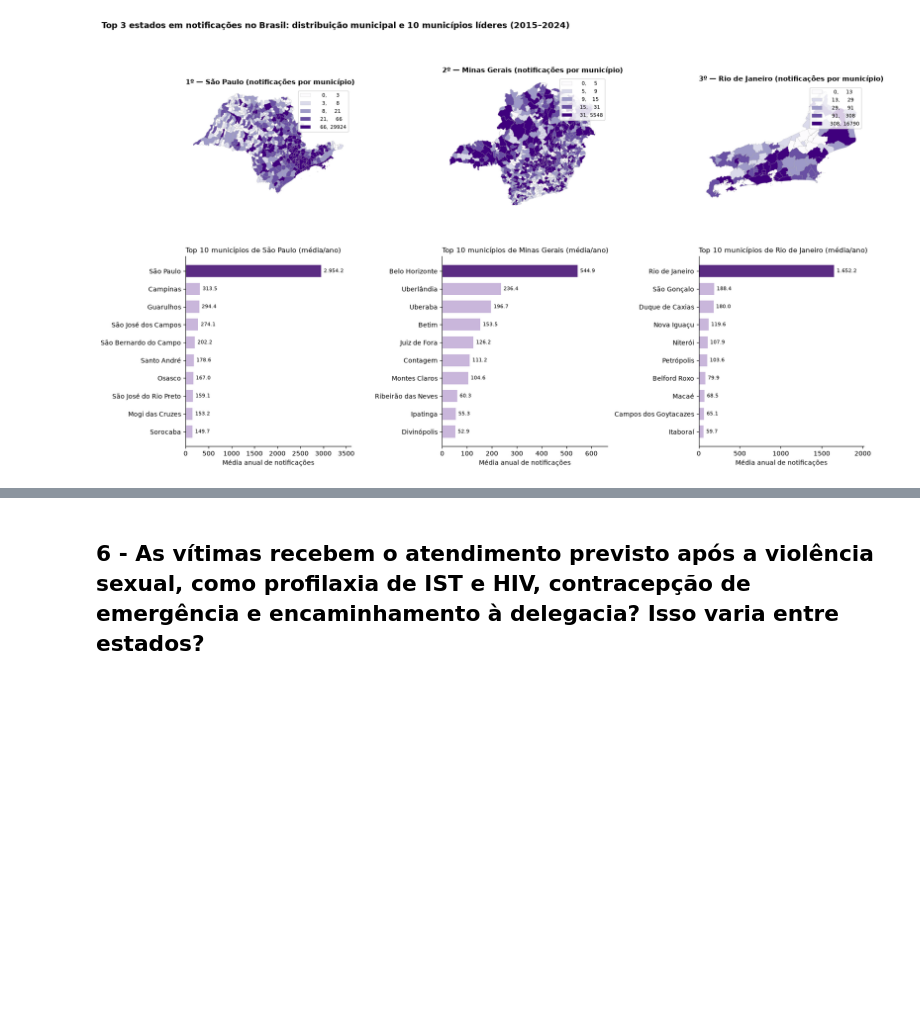
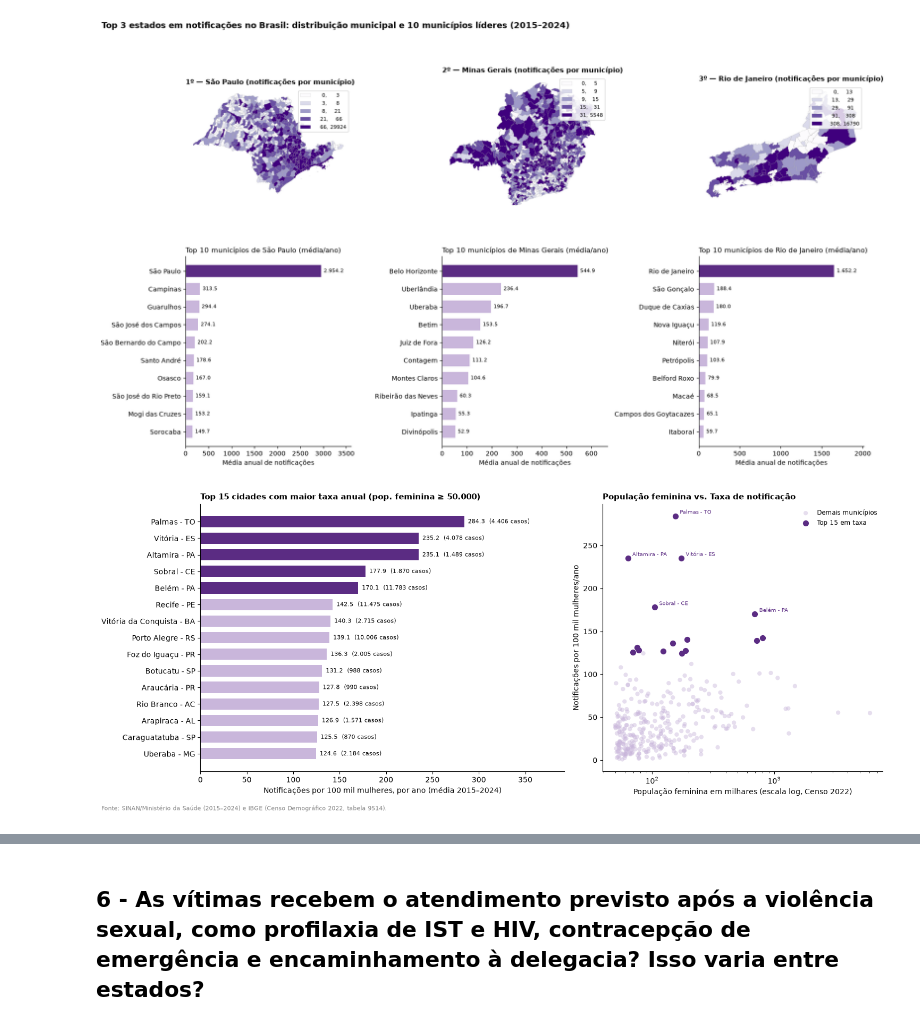
Before and after one commit to gabrielleazev/aedv-violencia-sexual, a Jupyter notebook: notebooks/relatorio.ipynb, the cells around one changed output, grey strips where cells are left out. Drawn from its saved outputs; the diff is of its cells as text; code cells hidden in the pictures; blank space fills up the shorter version.

Commit message:
Adicionado as vizualizações de cidades com maiores taxas por 100 mil mulheres e Evolução do númmero de notificações ao longo do tempo nas principais cidades

```diff
--- a/notebooks/relatorio.ipynb
+++ b/notebooks/relatorio.ipynb
@@ -1025,3 +1026,87 @@ plt.savefig("../figures/p5_top3_estados_e_top10_municipios.png", dpi=200, bbox_i
 plt.show()
 # %% [output]
 [figure]
+# %%
+# 1. Garante colunas padronizadas no SINAN (usando município de notificação para consistência com SG_UF_NOT)
+if "ANO" not in sinan.columns:
+    sinan["ANO"] = sinan["ANO_ARQUIVO"].astype(int)
+
+sinan["COD_MUN_6"] = limpa_codigo(sinan["ID_MUNICIP"]).str.slice(0, 6)
+n_anos = sinan["ANO"].nunique()
+
+# 2. Baixa população feminina por município (Censo 2022 - IBGE SIDRA tabela 9514, sexo=Feminino)
+# Se preferir salvar localmente para não baixar de novo, descomente as linhas de to_csv / read_csv
+url_sidra = "https://apisidra.ibge.gov.br/values/t/9514/n6/all/v/93/p/2022/c2/5"
+resp = requests.get(url_sidra, timeout=60).json()
+
+pop_mun = pd.DataFrame(resp[1:])[["D1C", "D1N", "V"]].rename(
+    columns={"D1C": "COD_MUN_7", "D1N": "MUNICIPIO_UF", "V": "pop_feminina_2022"}
+)
+pop_mun["COD_MUN_6"] = pop_mun["COD_MUN_7"].astype(str).str.slice(0, 6)
+pop_mun["pop_feminina_2022"] = pd.to_numeric(pop_mun["pop_feminina_2022"], errors="coerce")
+pop_mun = pop_mun.dropna(subset=["pop_feminina_2022"]).drop_duplicates(subset=["COD_MUN_6"])
+
+# 3. Agrega notificações por município e calcula a taxa média anual (por 100 mil mulheres)
+notif_mun = sinan.groupby("COD_MUN_6").size().reset_index(name="notificacoes_total")
+df_mun = pop_mun.merge(notif_mun, on="COD_MUN_6", how="left")
+df_mun["notificacoes_total"] = df_mun["notificacoes_total"].fillna(0).astype(int)
+df_mun["media_anual"] = df_mun["notificacoes_total"] / n_anos
+df_mun["taxa_100mil_ano"] = (df_mun["media_anual"] / df_mun["pop_feminina_2022"] * 100_000).round(1)
+
+# 4. Filtra municípios com pelo menos 50 mil mulheres (~100 mil hab.) para evitar distorção de cidades muito pequenas
+POP_MINIMA = 50_000
+df_mun_porte = df_mun[df_mun["pop_feminina_2022"] >= POP_MINIMA].copy()
+top15_taxa = df_mun_porte.nlargest(15, "taxa_100mil_ano").sort_values("taxa_100mil_ano")
+
+# --- GRÁFICO: Ranking de Taxas + Relação População vs. Taxa ---
+fig, (ax1, ax2) = plt.subplots(1, 2, figsize=(15, 6), gridspec_kw={"width_ratios": [1.3, 1]})
+
+# Painel 1: Top 15 cidades com maior taxa
+cores = ["#C9B6DB"] * (len(top15_taxa) - 5) + ["#5B2C83"] * 5
+barras = ax1.barh(top15_taxa["MUNICIPIO_UF"], top15_taxa["taxa_100mil_ano"], color=cores, height=0.68)
+
+for b, (_, row) in zip(barras, top15_taxa.iterrows()):
+    w = b.get_width()
+    ax1.annotate(
+        f"{w:.1f}  ({row['notificacoes_total']:,} casos)".replace(",", "."),
+        (w, b.get_y() + b.get_height() / 2),
+        textcoords="offset points", xytext=(5, 0), va="center", fontsize=8
+    )
+
+ax1.set_title(f"Top 15 cidades com maior taxa anual (pop. feminina ≥ {POP_MINIMA:,})".replace(",", "."),
+              loc="left", fontsize=11, fontweight="bold")
+ax1.set_xlabel("Notificações por 100 mil mulheres, por ano (média 2015–2024)")
+ax1.set_xlim(0, top15_taxa["taxa_100mil_ano"].max() * 1.38)
+ax1.spines[["top", "right"]].set_visible(False)
+
+# Painel 2: Dispersão População Feminina (escala log) vs. Taxa anual
+ax2.scatter(df_mun_porte["pop_feminina_2022"] / 1_000, df_mun_porte["taxa_100mil_ano"],
+            alpha=0.45, color="#C9B6DB", edgecolors="none", s=35, label="Demais municípios")
+ax2.scatter(top15_taxa["pop_feminina_2022"] / 1_000, top15_taxa["taxa_100mil_ano"],
+            color="#5B2C83", s=50, zorder=3, label="Top 15 em taxa")
+
+# Destaca as 5 maiores taxas no gráfico de dispersão
+for _, row in top15_taxa.tail(5).iterrows():
+    ax2.annotate(row["MUNICIPIO_UF"], (row["pop_feminina_2022"] / 1_000, row["taxa_100mil_ano"]),
+                 textcoords="offset points", xytext=(6, 3), fontsize=7.5, color="#5B2C83")
+
+ax2.set_xscale("log")
+ax2.set_title("População feminina vs. Taxa de notificação", loc="left", fontsize=11, fontweight="bold")
+ax2.set_xlabel("População feminina em milhares (escala log, Censo 2022)")
+ax2.set_ylabel("Notificações por 100 mil mulheres/ano")
+ax2.legend(frameon=False, loc="upper right", fontsize=8.5)
+ax2.spines[["top", "right"]].set_visible(False)
+
+fig.text(0.01, -0.02, "Fonte: SINAN/Ministério da Saúde (2015–2024) e IBGE (Censo Demográfico 2022, tabela 9514).",
+         fontsize=8, color="gray")
+
+plt.tight_layout()
+plt.savefig("../figures/p5_cidades_maior_taxa_populacao.png", dpi=200, bbox_inches="tight")
+plt.show()
+
+# Tabela resumida do Top 10
+top15_taxa.sort_values("taxa_100mil_ano", ascending=False)[
+    ["MUNICIPIO_UF", "notificacoes_total", "pop_feminina_2022", "taxa_100mil_ano"]
+].head(10)
+# %% [output]
+[figure, added]
```
Also changed, not shown: parts of 4 cells of this notebook, 2 other files.
